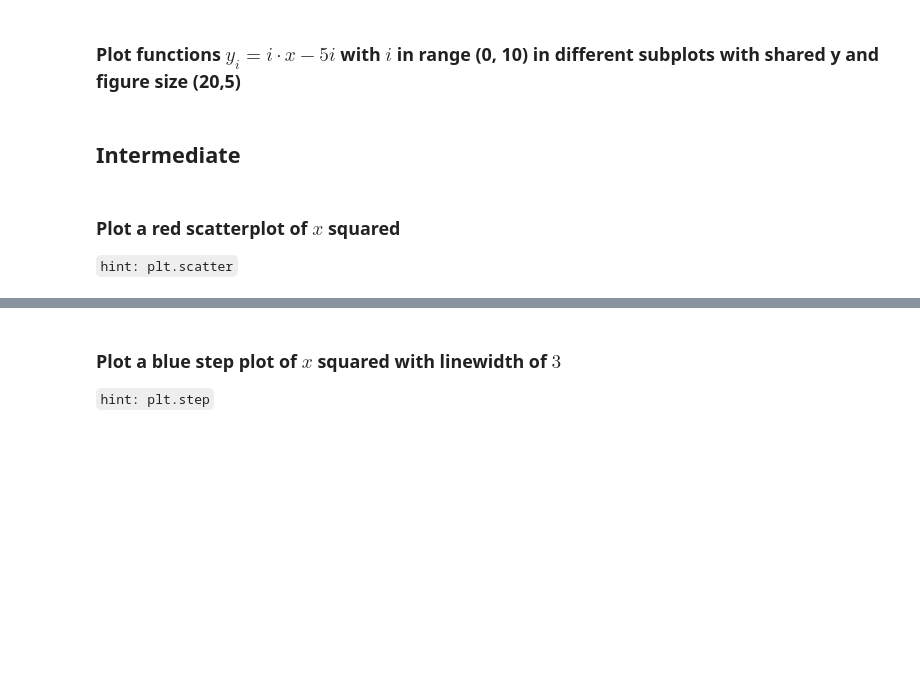
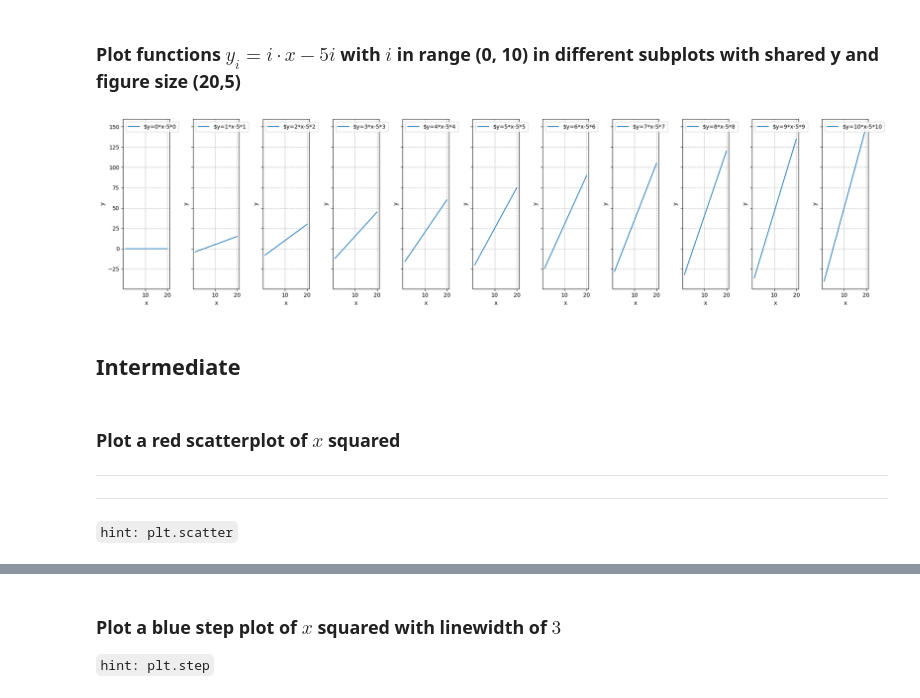
Before and after one commit to SimoRinaldi/Machine-Learning-Uni, a Jupyter notebook: 04-Matplotlib-Exercises.ipynb, the cells around one changed output, grey strips where cells are left out. Drawn from its saved outputs; the diff is of its cells as text; code cells hidden in the pictures; blank space fills up the shorter version.

```diff
--- a/04-Matplotlib-Exercises.ipynb
+++ b/04-Matplotlib-Exercises.ipynb
@@ -129,7 +211,31 @@ fig.tight_layout()
 # %% [markdown]
 ### Plot functions $ y_i = i\cdot x - 5i$ with $i$ in range (0, 10) in different subplots with shared y and figure size (20,5)
+# %%
+i_range = np.arange(11)
+
+fig, axes = plt.subplots(nrows=1, ncols=11, figsize=(20,5), sharey=True)
+
+for (i, ax) in zip(i_range, axes):
+  y = i*x - 5*i
+  ax.plot(x, y, label=f'$y={i}*x-5*{i}')
+  ax.set_xlabel('x')
+  ax.set_ylabel('y')
+  ax.grid(True, linestyle='--')
+  ax.legend(loc=2)
+
+fig.tight_layout()
+# %% [output]
+[figure, added]
 # %% [markdown]
 ## Intermediate
 # %% [markdown]
 ### Plot a red scatterplot of $x$ squared
+
+---
+
+
+
+---
+
+
 `hint: plt.scatter`
```
Also changed, not shown: parts of 10 cells of this notebook.
